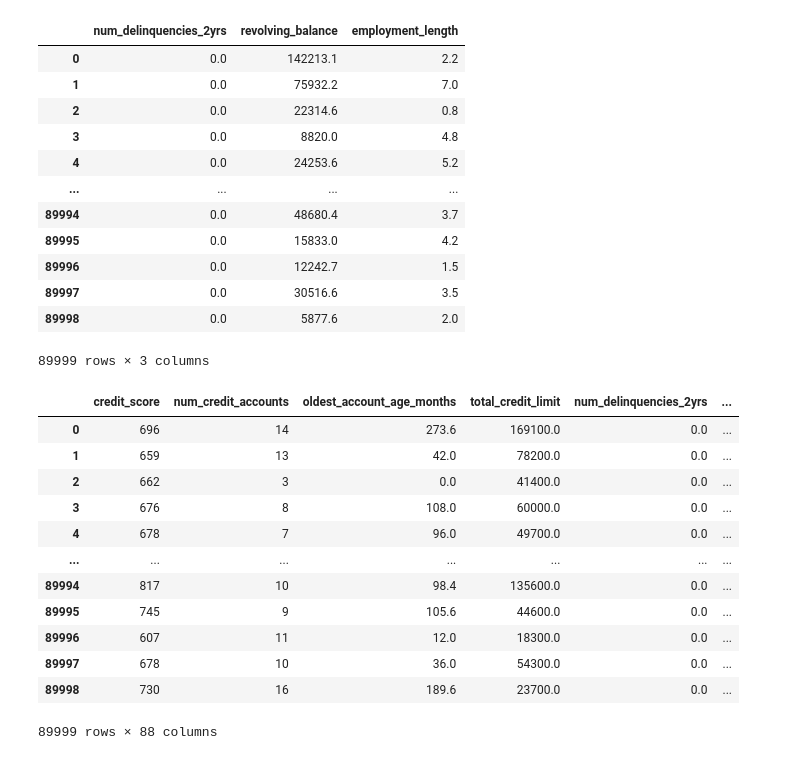
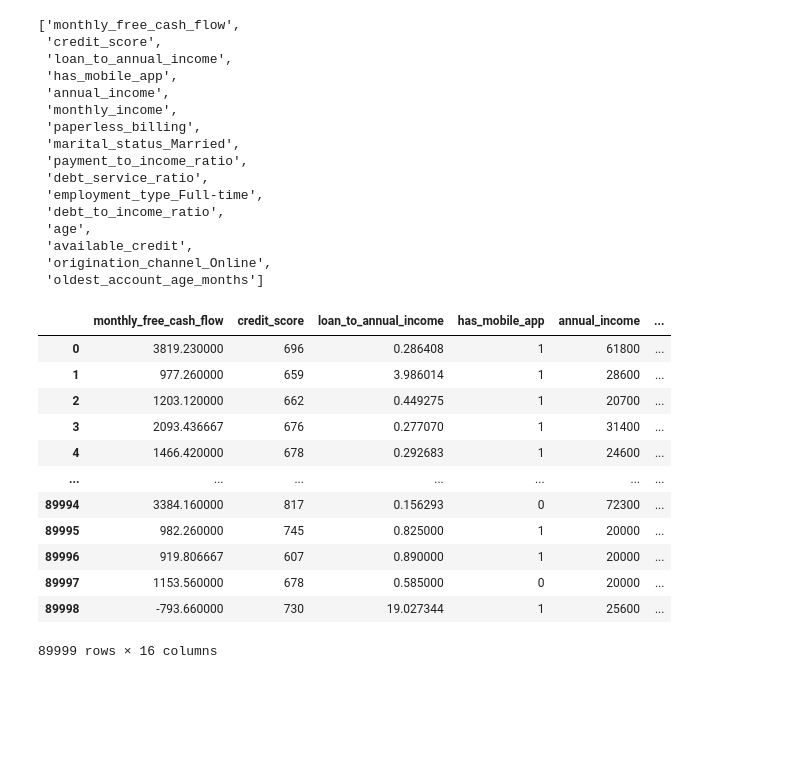
Before and after one commit to khazratoff/cbu-coding-challenge, a Jupyter notebook: notebooks/EDA.ipynb, the cells around one changed output. Saved outputs shown, nothing was run; the diff lists cells and outputs as text; code cells hidden in the pictures; blank space fills up the shorter version.

```diff
--- a/notebooks/EDA.ipynb
+++ b/notebooks/EDA.ipynb
@@ -95,16 +102,0 @@ plt.show()
-# %%
-df_t[['num_delinquencies_2yrs', 'revolving_balance', 'employment_length']]
-# %% [output]
-|  | num_delinquencies_2yrs | revolving_balance | employment_length |
-| 0 | 0.0 | 142213.1 | 2.2 |
-| 1 | 0.0 | 75932.2 | 7.0 |
-| 2 | 0.0 | 22314.6 | 0.8 |
-| 3 | 0.0 | 8820.0 | 4.8 |
-| 4 | 0.0 | 24253.6 | 5.2 |
-| ... | ... | ... | ... |
-| 89994 | 0.0 | 48680.4 | 3.7 |
-| 89995 | 0.0 | 15833.0 | 4.2 |
-| 89996 | 0.0 | 12242.7 | 1.5 |
-| 89997 | 0.0 | 30516.6 | 3.5 |
-| 89998 | 0.0 | 5877.6 | 2.0 |
-89999 rows × 3 columns
@@ -115,16 +103,35 @@ df = pd.get_dummies(df, columns=categorical_cols, drop_first=True, dtype=int)
 # %%
-df.select_dtypes('number')
+high_mi_features
 # %% [output]
-|  | credit_score | num_credit_accounts | oldest_account_age_months | total_credit_limit | num_delinquencies_2yrs | ... |
-| 0 | 696 | 14 | 273.6 | 169100.0 | 0.0 | ... |
-| 1 | 659 | 13 | 42.0 | 78200.0 | 0.0 | ... |
-| 2 | 662 | 3 | 0.0 | 41400.0 | 0.0 | ... |
-| 3 | 676 | 8 | 108.0 | 60000.0 | 0.0 | ... |
-| 4 | 678 | 7 | 96.0 | 49700.0 | 0.0 | ... |
-| ... | ... | ... | ... | ... | ... | ... |
-| 89994 | 817 | 10 | 98.4 | 135600.0 | 0.0 | ... |
-| 89995 | 745 | 9 | 105.6 | 44600.0 | 0.0 | ... |
-| 89996 | 607 | 11 | 12.0 | 18300.0 | 0.0 | ... |
-| 89997 | 678 | 10 | 36.0 | 54300.0 | 0.0 | ... |
-| 89998 | 730 | 16 | 189.6 | 23700.0 | 0.0 | ... |
-89999 rows × 88 columns
+['monthly_free_cash_flow',
+ 'credit_score',
+ 'loan_to_annual_income',
+ 'has_mobile_app',
+ 'annual_income',
+ 'monthly_income',
+ 'paperless_billing',
+ 'marital_status_Married',
+ 'payment_to_income_ratio',
+ 'debt_service_ratio',
+ 'employment_type_Full-time',
+ 'debt_to_income_ratio',
+ 'age',
+ 'available_credit',
+ 'origination_channel_Online',
+ 'oldest_account_age_months']
+# %%
+df[high_mi_features]
+# %% [output]
+|  | monthly_free_cash_flow | credit_score | loan_to_annual_income | has_mobile_app | annual_income | ... |
+| 0 | 3819.230000 | 696 | 0.286408 | 1 | 61800 | ... |
+| 1 | 977.260000 | 659 | 3.986014 | 1 | 28600 | ... |
+| 2 | 1203.120000 | 662 | 0.449275 | 1 | 20700 | ... |
+| 3 | 2093.436667 | 676 | 0.277070 | 1 | 31400 | ... |
+| 4 | 1466.420000 | 678 | 0.292683 | 1 | 24600 | ... |
+| ... | ... | ... | ... | ... | ... | ... |
+| 89994 | 3384.160000 | 817 | 0.156293 | 0 | 72300 | ... |
+| 89995 | 982.260000 | 745 | 0.825000 | 1 | 20000 | ... |
+| 89996 | 919.806667 | 607 | 0.890000 | 1 | 20000 | ... |
+| 89997 | 1153.560000 | 678 | 0.585000 | 0 | 20000 | ... |
+| 89998 | -793.660000 | 730 | 19.027344 | 1 | 25600 | ... |
+89999 rows × 16 columns
```
Also changed, not shown: parts of 5 cells of this notebook.
